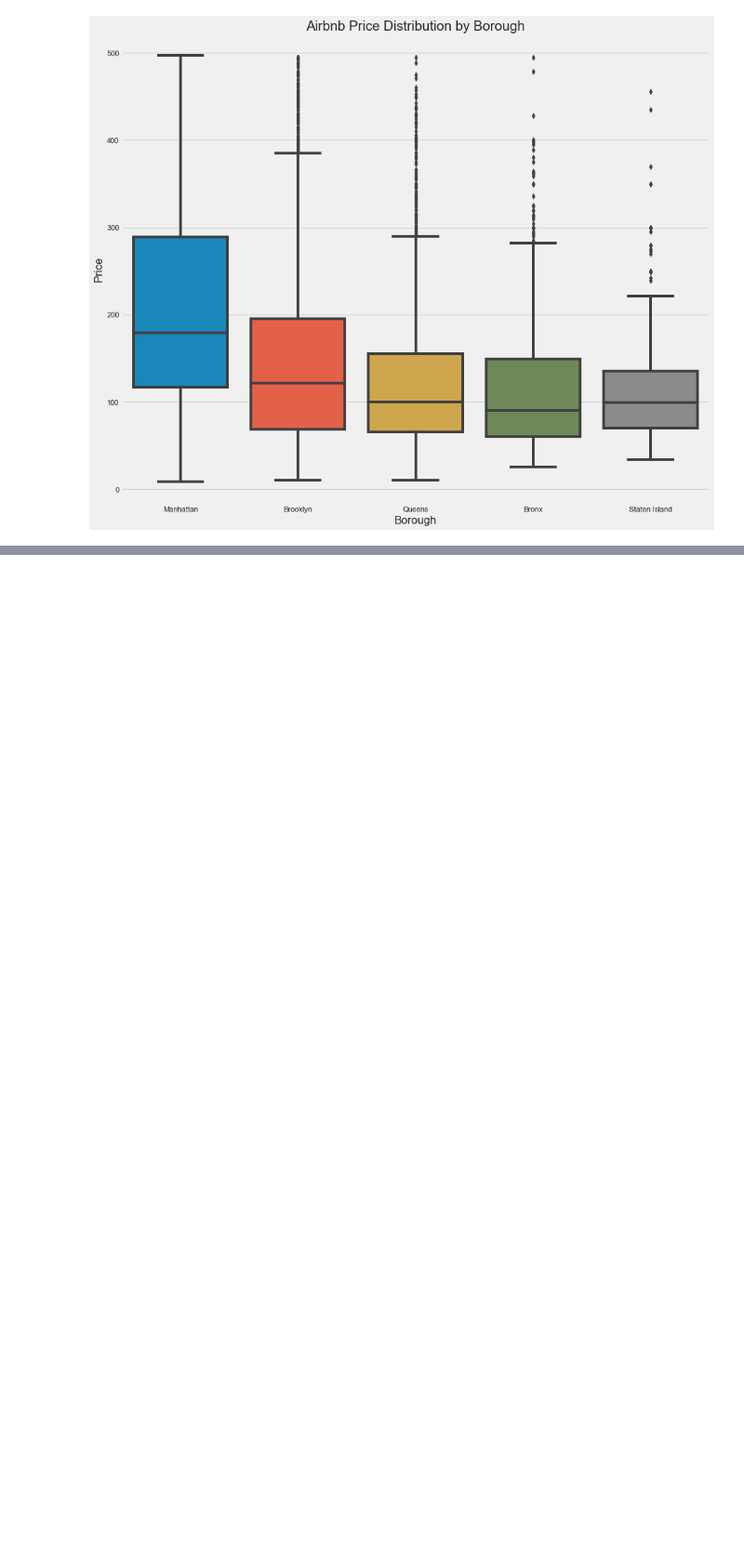
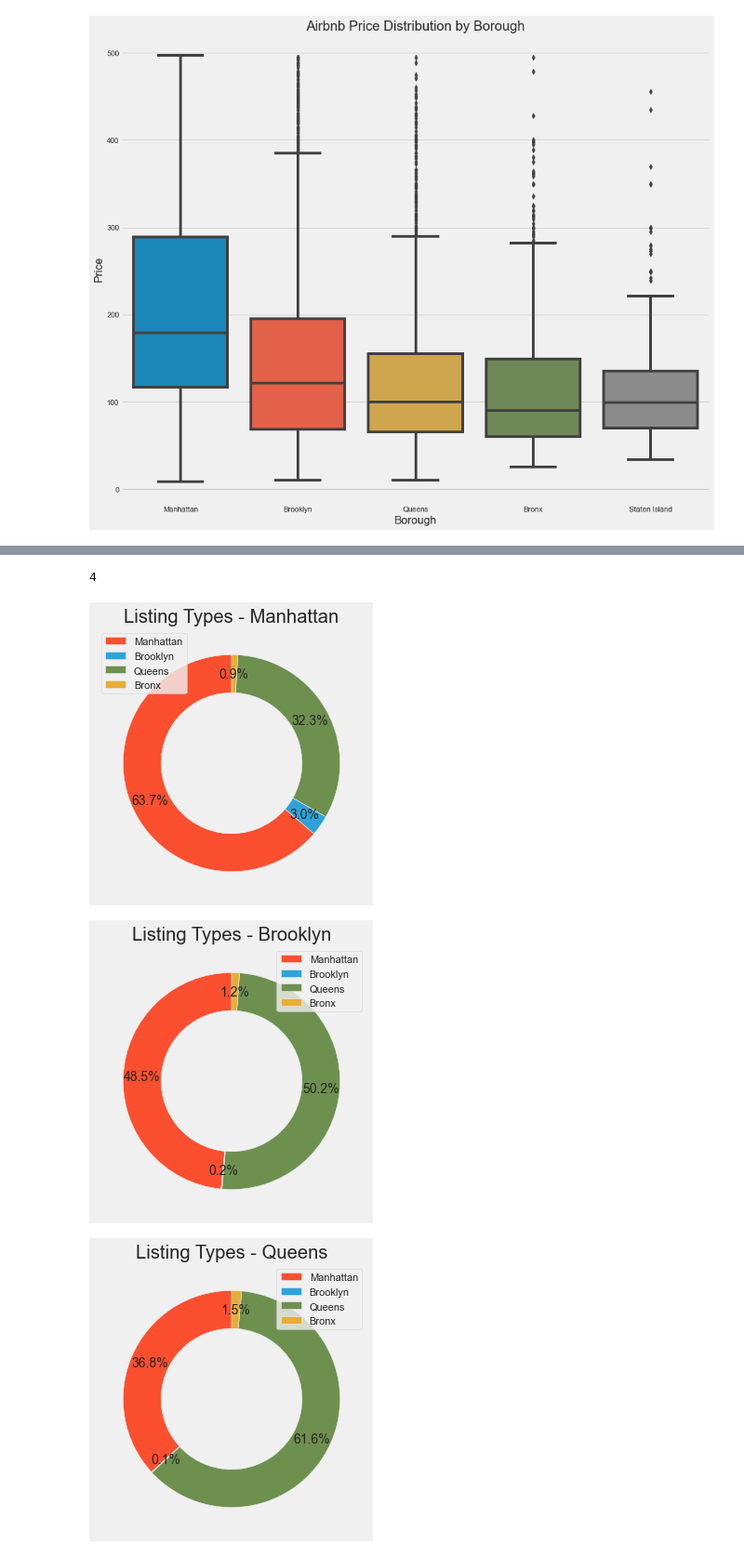
Before and after one commit to admacpherson/NYC-Airbnb-Data-Exploration, a Jupyter notebook: Airbnb NYC.ipynb, the cells around one changed output, grey strips where cells are left out. Shown at 93% size. Cells and saved outputs as stored; diff of their text form; code cells hidden in the pictures; blank space fills up the shorter version.

Commit message:
Listing types by borough donut charts

```diff
--- a/Airbnb NYC.ipynb
+++ b/Airbnb NYC.ipynb
@@ -260,0 +263,3 @@ plt.show()
+# %%
+listing_types=listings.groupby(['neighbourhood_group', 'room_type']).size()
+listing_types
@@ -260,0 +290,25 @@ plt.show()
+# %%
+# Define fivethirtyeight color dictionary to ensure colors are applied consistently across charts
+color_dict = {'Private room': '#30a2da', 'Entire home/apt' : '#fc4f30', 'Shared room' : '#e5ae38', 'Hotel room' : '#6d904f' }
+room_types = listings['room_type'].value_counts().index
+print(len(room_types))
+
+boroughs = listings.neighbourhood_group.value_counts().index
+for borough in boroughs:
+    # Define figure size
+    plt.figure(figsize=(5,5))
+    # Add color formatting
+    colors = [color_dict[i] for i in room_types]
+    # Define pie chart with percentage labels
+    plt.pie(listing_types[borough], labels= ,colors=colors, autopct = '%1.1f%%', startangle=90, wedgeprops=dict(width=0.35), pctdistance=0.825)
+    # Add legend
+    plt.legend(labels)
+    # Add title
+    plt.title(f"Listing Types - {borough}")
+    # Display pie chart
+    plt.show()
+# %% [output]
+4
+[figure, added]
+[figure, added]
+[figure, added]
```
Also changed, not shown: parts of 7 cells of this notebook.
